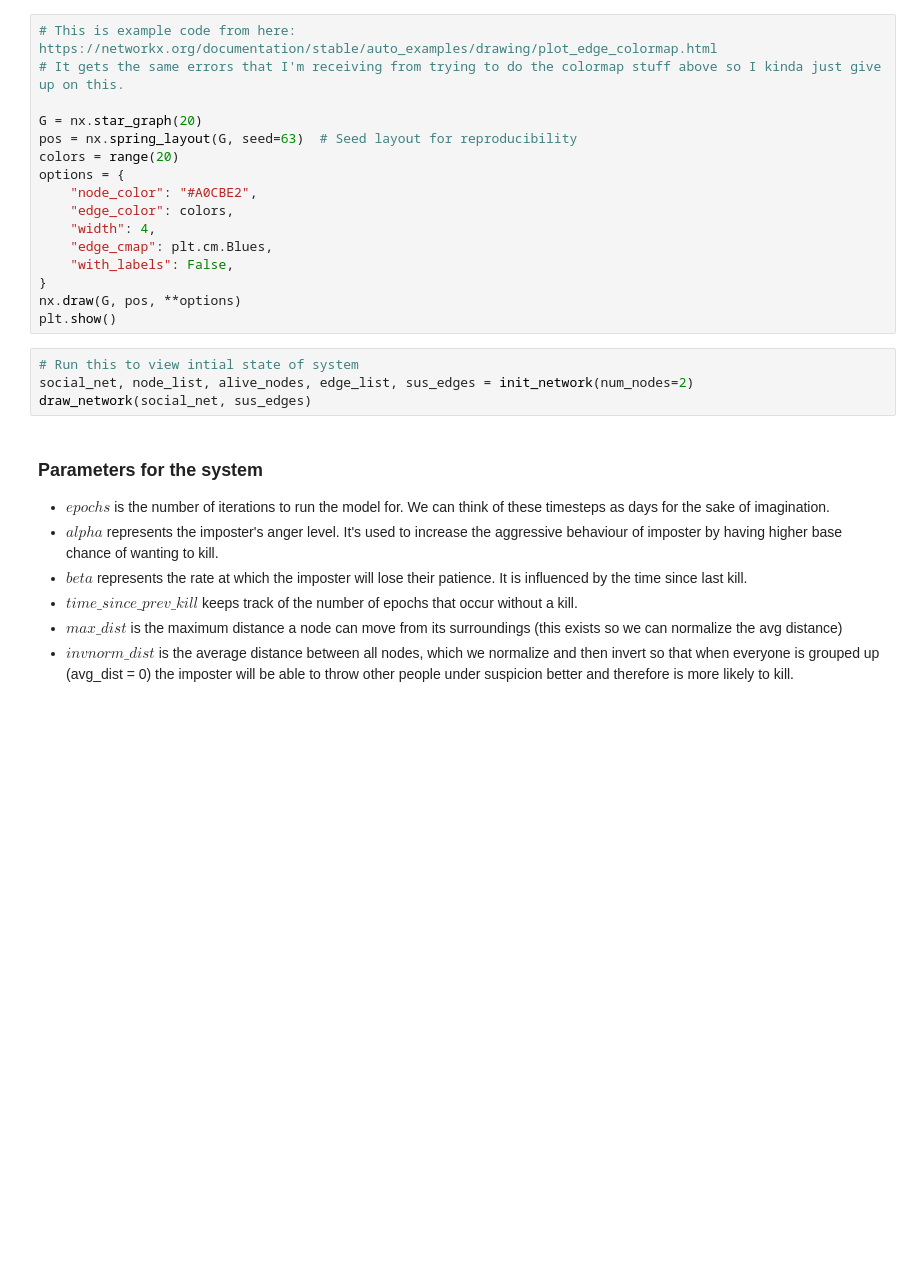
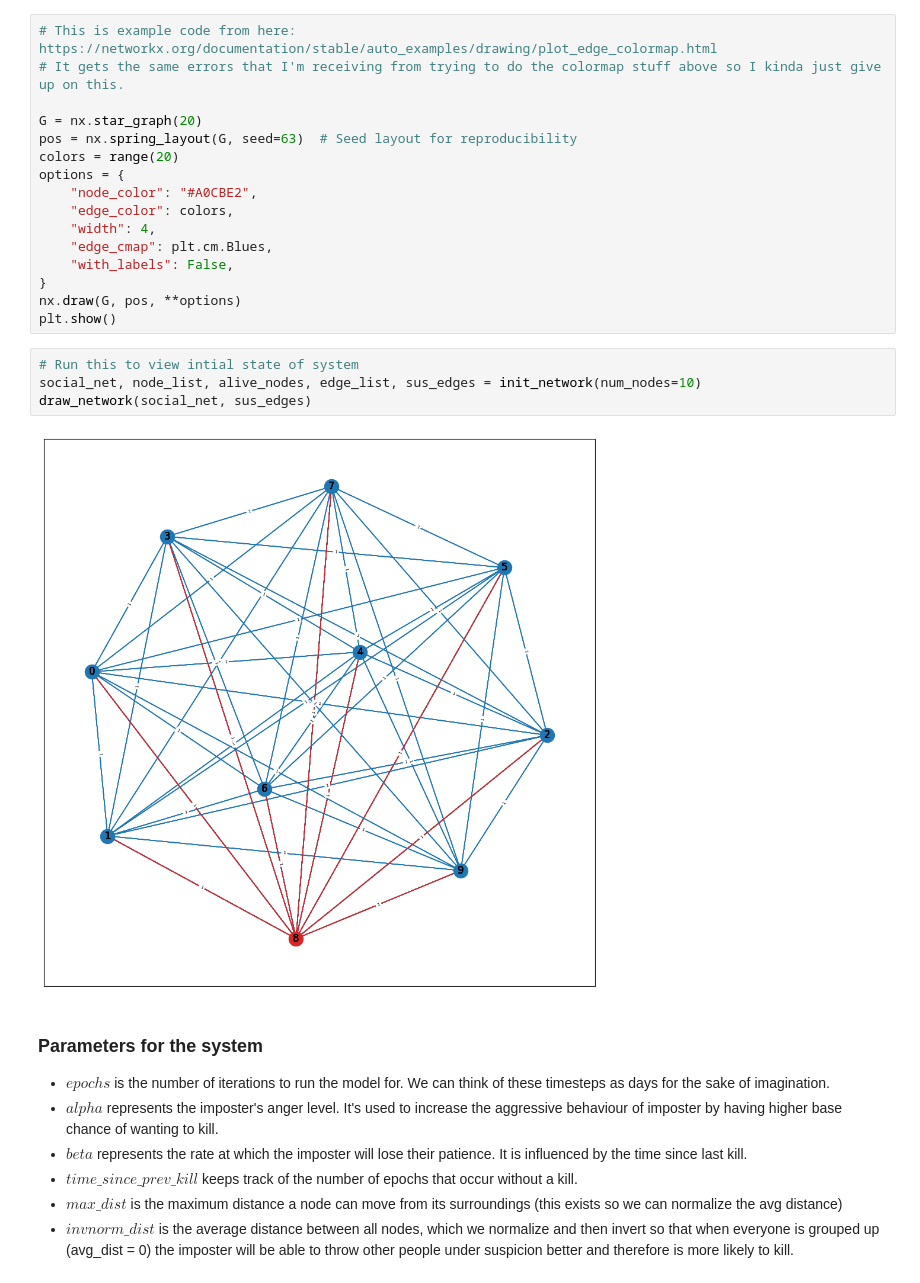
Before and after one commit to trueshiba/MOCS-social-deduction-model, a Jupyter notebook: amongus.ipynb, the cells around one changed output. Drawn from its saved outputs; the diff is of its cells as text; blank space fills up the shorter version.

```diff
--- a/amongus.ipynb
+++ b/amongus.ipynb
@@ -108,8 +109,10 @@ nx.draw(G, pos, **options)
 plt.show()
 # %%
 # Run this to view intial state of system
-social_net, node_list, alive_nodes, edge_list, sus_edges = init_network(num_nodes=2)
+social_net, node_list, alive_nodes, edge_list, sus_edges = init_network(num_nodes=10)
 draw_network(social_net, sus_edges)
+# %% [output]
+[figure, added]
 # %% [markdown]
 ### Parameters for the system
 
```
Also changed, not shown: parts of 3 cells of this notebook.
